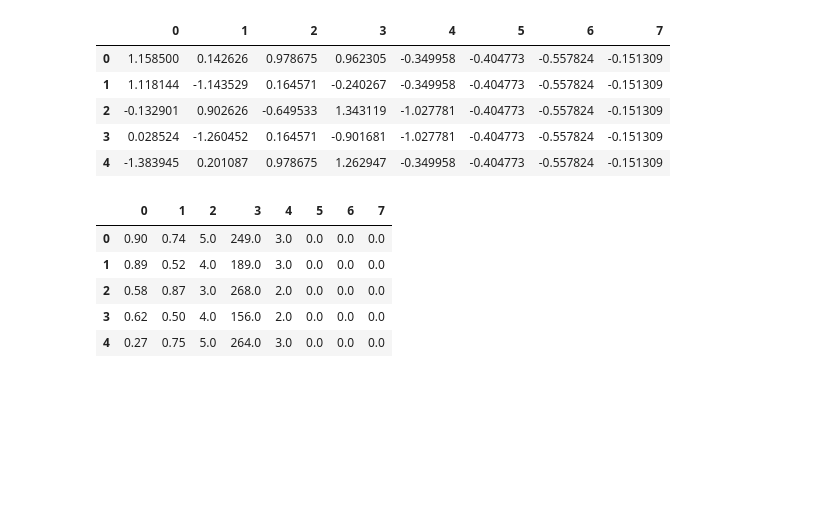
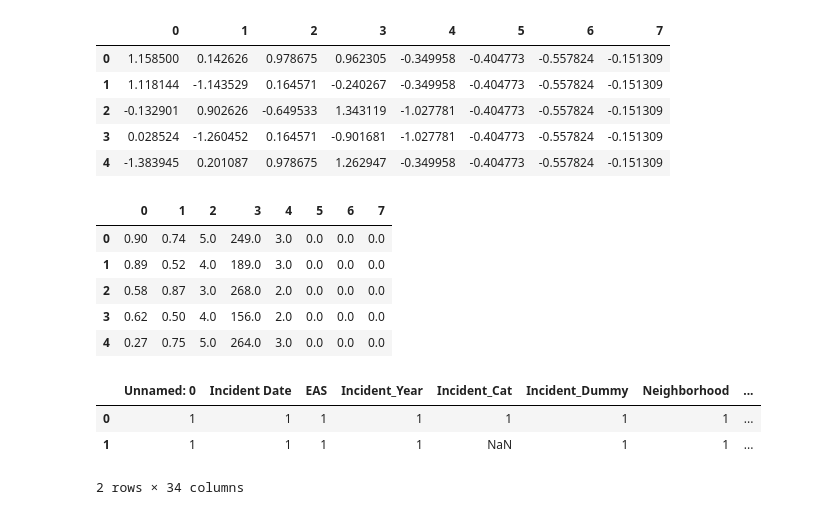
Before and after one commit to andirs/impyte, a Jupyter notebook: sandbox.ipynb, the cells around one changed output. Saved outputs shown, nothing was run; the diff lists cells and outputs as text; code cells hidden in the pictures; blank space fills up the shorter version.

```diff
--- a/sandbox.ipynb
+++ b/sandbox.ipynb
@@ -429,3 +446,14 @@ pd.DataFrame(test_rescaled[:5])
 | 2 | 0.58 | 0.87 | 3.0 | 268.0 | 2.0 | 0.0 | 0.0 | 0.0 |
 | 3 | 0.62 | 0.50 | 4.0 | 156.0 | 2.0 | 0.0 | 0.0 | 0.0 |
 | 4 | 0.27 | 0.75 | 5.0 | 264.0 | 3.0 | 0.0 | 0.0 | 0.0 |
+# %%
+reload(impyte)
+testdf = pd.read_csv('data/masterdf_201710230_andirs.csv', low_memory=False)
+imp = impyte.Impyter()
+_ = imp.load_data(testdf[:20000])
+imp.pattern()
+# %% [output]
+|  | Unnamed: 0 | Incident Date | EAS | Incident_Year | Incident_Cat | Incident_Dummy | Neighborhood | ... |
+| 0 | 1 | 1 | 1 | 1 | 1 | 1 | 1 | ... |
+| 1 | 1 | 1 | 1 | 1 | NaN | 1 | 1 | ... |
+2 rows × 34 columns
```
Also changed, not shown: parts of 15 cells of this notebook, 1 other file.
